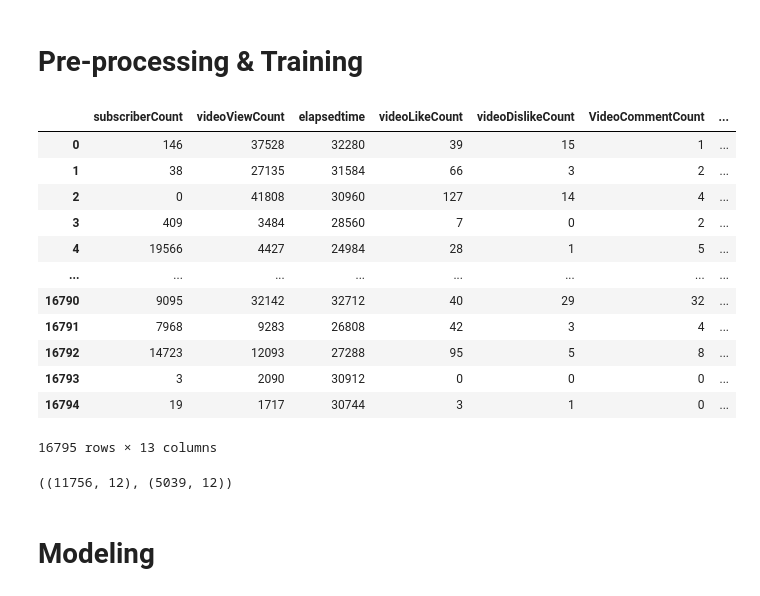
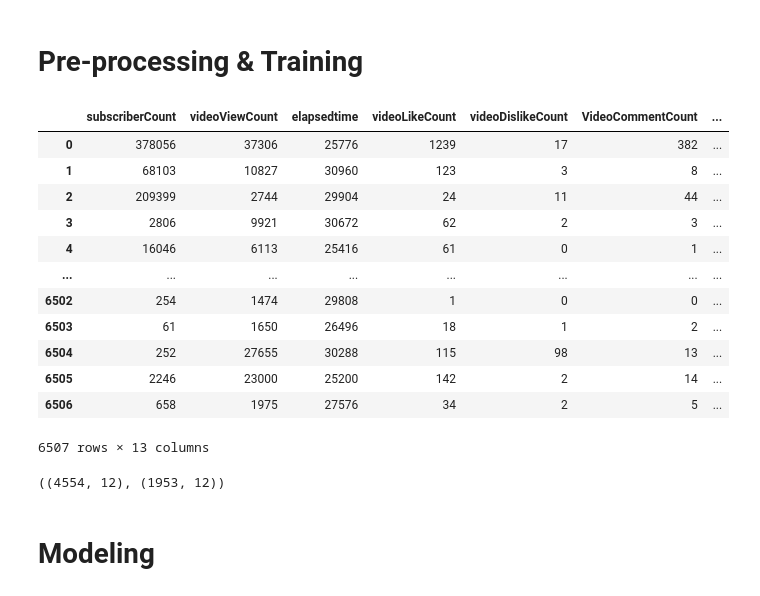
Before and after one commit to JelicaB/YoutubeViewCounts, a Jupyter notebook: YoutubeDataAnalysis.ipynb, the cells around one changed output. Saved outputs shown, nothing was run; the diff lists cells and outputs as text; code cells hidden in the pictures.

```diff
--- a/YoutubeDataAnalysis.ipynb
+++ b/YoutubeDataAnalysis.ipynb
@@ -493,7 +493,7 @@ ax = sns.barplot(x="Hour", y="videoViewCount", data=df)
 # %% [markdown]
 # Pre-processing & Training
 # %%
-df = df[['subscriberCount','videoViewCount','elapsedtime', 'videoCategoryId',
+df = df[['subscriberCount','videoViewCount', 'videoCategoryId', 'elapsedtime',
         'videoLikeCount','videoDislikeCount','Weekday','VideoCommentCount']]
 # %%
 vid_cat_dummies = pd.get_dummies(df.videoCategoryId)
@@ -502,21 +502,21 @@ weekday_dummies = pd.get_dummies(df.Weekday)
 # %%
 #data = pd.concat([df.loc[:, df.columns != 'videoCategoryId'], vid_cat_dummies], axis=1)
 
 data = pd.concat([df.loc[:, df.columns != 'Weekday'], weekday_dummies], axis=1)
-data = data.loc[df.videoCategoryId == '22'].drop(columns=['videoCategoryId']).reset_index(drop=True)
+data = data.loc[df.videoCategoryId == '17'].drop(columns=['videoCategoryId']).reset_index(drop=True)
 
 data
 # %% [output]
 |  | subscriberCount | videoViewCount | elapsedtime | videoLikeCount | videoDislikeCount | VideoCommentCount | ... |
-| 0 | 146 | 37528 | 32280 | 39 | 15 | 1 | ... |
-| 1 | 38 | 27135 | 31584 | 66 | 3 | 2 | ... |
-| 2 | 0 | 41808 | 30960 | 127 | 14 | 4 | ... |
-| 3 | 409 | 3484 | 28560 | 7 | 0 | 2 | ... |
-| 4 | 19566 | 4427 | 24984 | 28 | 1 | 5 | ... |
+| 0 | 378056 | 37306 | 25776 | 1239 | 17 | 382 | ... |
+| 1 | 68103 | 10827 | 30960 | 123 | 3 | 8 | ... |
+| 2 | 209399 | 2744 | 29904 | 24 | 11 | 44 | ... |
+| 3 | 2806 | 9921 | 30672 | 62 | 2 | 3 | ... |
+| 4 | 16046 | 6113 | 25416 | 61 | 0 | 1 | ... |
 | ... | ... | ... | ... | ... | ... | ... | ... |
-| 16790 | 9095 | 32142 | 32712 | 40 | 29 | 32 | ... |
-| 16791 | 7968 | 9283 | 26808 | 42 | 3 | 4 | ... |
-| 16792 | 14723 | 12093 | 27288 | 95 | 5 | 8 | ... |
-| 16793 | 3 | 2090 | 30912 | 0 | 0 | 0 | ... |
-| 16794 | 19 | 1717 | 30744 | 3 | 1 | 0 | ... |
+| 6502 | 254 | 1474 | 29808 | 1 | 0 | 0 | ... |
+| 6503 | 61 | 1650 | 26496 | 18 | 1 | 2 | ... |
+| 6504 | 252 | 27655 | 30288 | 115 | 98 | 13 | ... |
+| 6505 | 2246 | 23000 | 25200 | 142 | 2 | 14 | ... |
+| 6506 | 658 | 1975 | 27576 | 34 | 2 | 5 | ... |
-16795 rows × 13 columns
+6507 rows × 13 columns
@@ -531,7 +533,7 @@ X_train, X_test, y_train, y_test = train_test_split(X, y, test_size=0.3, random_
 # %%
 X_train.shape, X_test.shape
 # %% [output]
-((11756, 12), (5039, 12))
+((4554, 12), (1953, 12))
 # %% [markdown]
 # Modeling
 # %%
```
Also changed, not shown: parts of 22 cells of this notebook, 1 other file.
